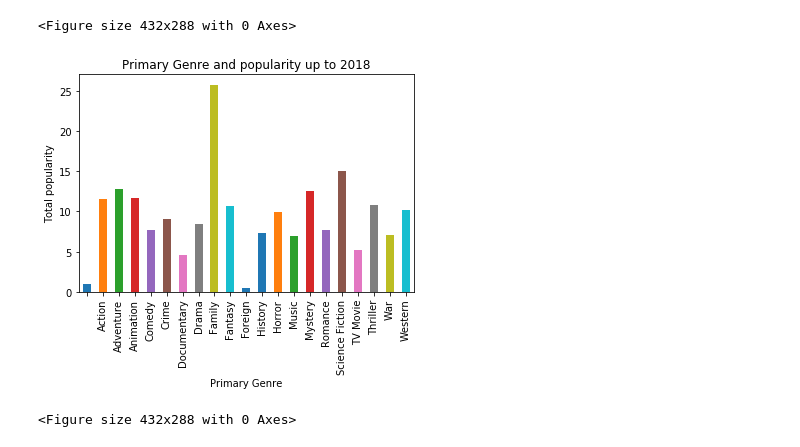
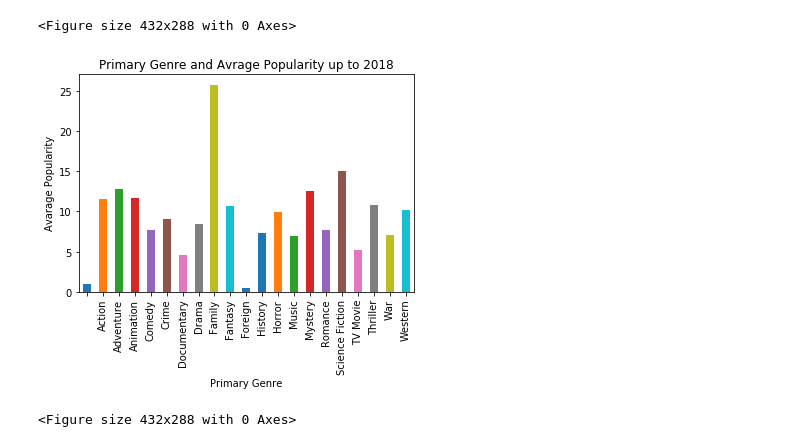
Before and after one commit to sarahshelden/Project1DataScience, a Jupyter notebook: movies.ipynb, the cells around one changed output. Drawn from its saved outputs; the diff is of its cells as text; code cells hidden in the pictures.

```diff
--- a/movies.ipynb
+++ b/movies.ipynb
@@ -322,35 +321,35 @@ plt.tight_layout()
 # %%
 # bar graph
 popularity_mean =popular_mv.groupby('Primary Genre').mean()["popularity"]
 
 ax = popularity_mean.plot.bar(x='Primary Genre', y='popularity', rot = 90)
 
 x_axis = np.arange(len(popularity_mean))
 
 tick_locations = [value for value in x_axis]
 
-ax.set_title('Primary Genre and popularity up to 2018')
+ax.set_title('Primary Genre and Avrage Popularity up to 2018')
 ax.set_xlabel('Primary Genre')
-ax.set_ylabel('Total popularity')
+ax.set_ylabel('Avarage Popularity')
 
 # ax.text(set_xlabel,set_ylabel, "String", fontsize=12)
 
 
 # plt.xticks(tick_locations, popular_mv["avarage_popularity"], rotation = "vertical")
 
 plt.show()
 plt.tight_layout()
 
 
 # ax.text(rect.get_x() + rect.get_width() / 2, height + 5, label,
 #             ha='center', va='bottom')
 
 # x_labels = [108300.0, 110540.0, 112780.0, 115020.0, 117260.0, 119500.0,
 #             121740.0, 123980.0, 126220.0, 128460.0, 130700.0]
 # # ax.set_xticklabels(x_labels)
 # ax.text(x_labels)
 # %% [output]
-[figure, old version]
+[figure, new version]
 <Figure size 432x288 with 0 Axes>
 # %%
 #calculate p value , r2 , coeffi
```
Also changed, not shown: parts of 1 cell of this notebook.
